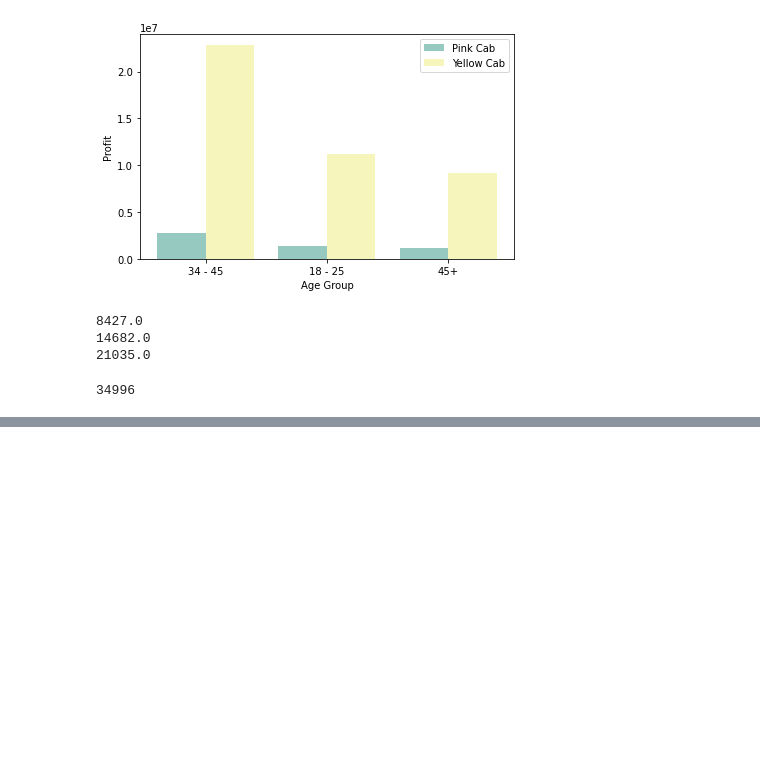
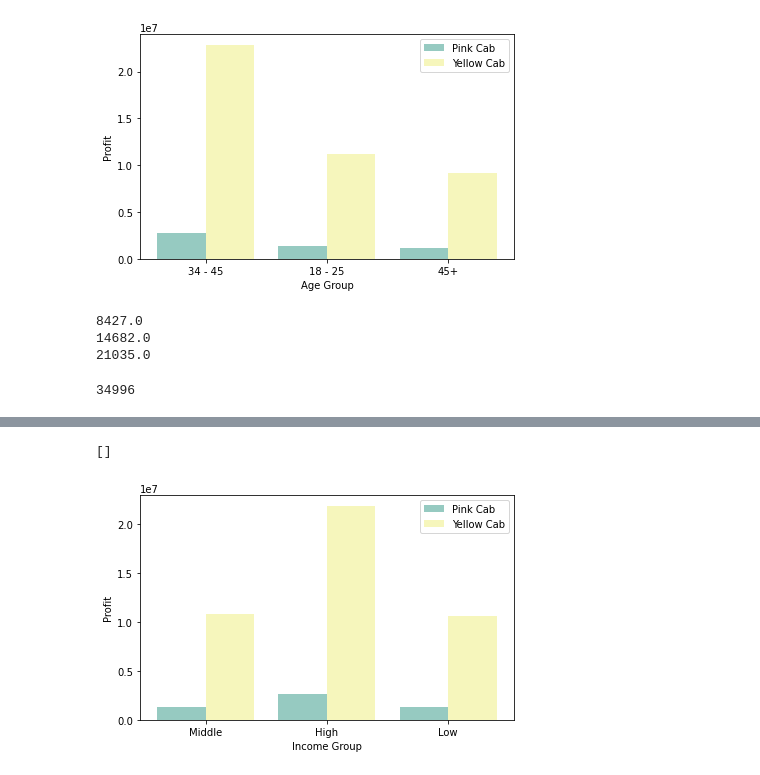
Before and after one commit to qngyn/DataGlacier, a Jupyter notebook: Week2/EDA.ipynb, the cells around one changed output, grey strips where cells are left out. Saved outputs shown, nothing was run; the diff lists cells and outputs as text; code cells hidden in the pictures; blank space fills up the shorter version.

```diff
--- a/Week2/EDA.ipynb
+++ b/Week2/EDA.ipynb
@@ -634,0 +675,10 @@ yellow_cab['Income Range'] = income_range(yellow_cab, yellow_cab['Income (USD/Mo
+# %%
+sns.set_palette("Set3")
+ax = sns.barplot(data = incomegroup, x = "Income Group", y = "Profit", hue = "Company")
+plt.legend(loc = 0)
+ax.set(xlabel= 'Income Group')
+plt.tight_layout()
+plt.plot()
+# %% [output]
+[]
+[figure, added]
```
Also changed, not shown: parts of 4 cells of this notebook, 1 other file.
